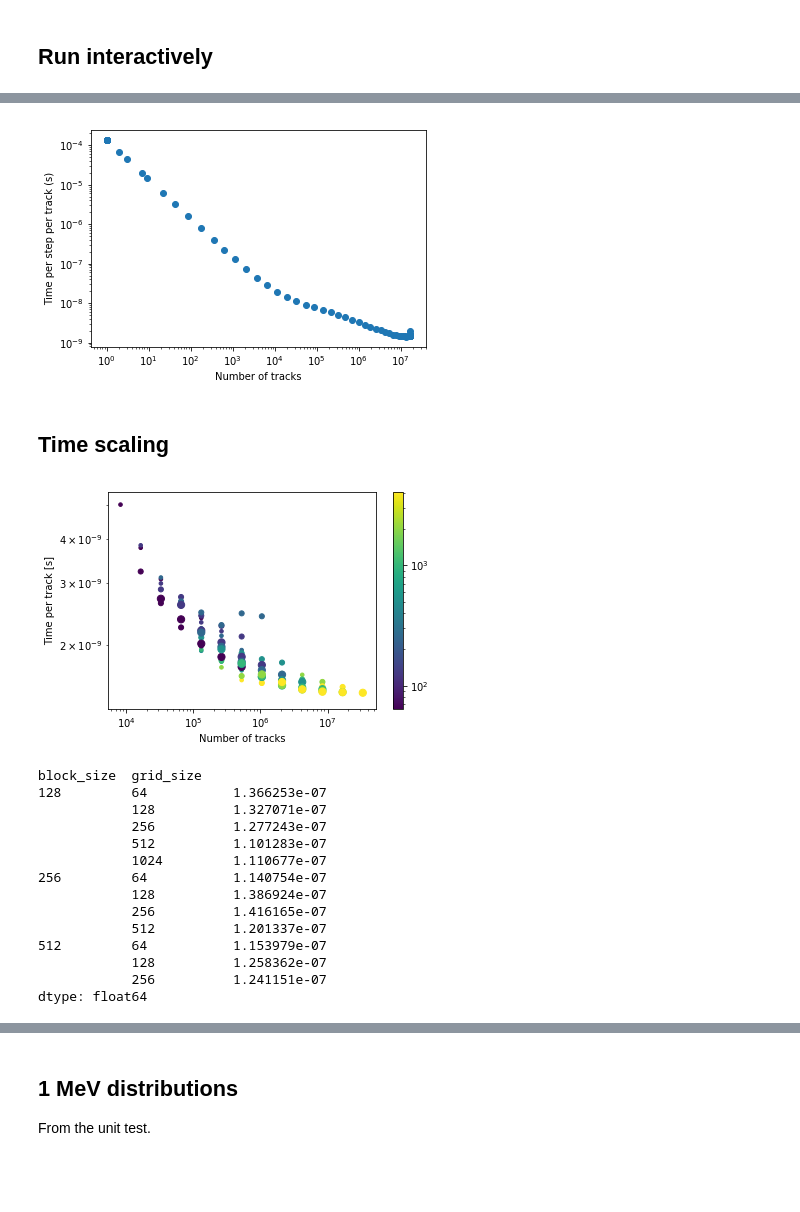
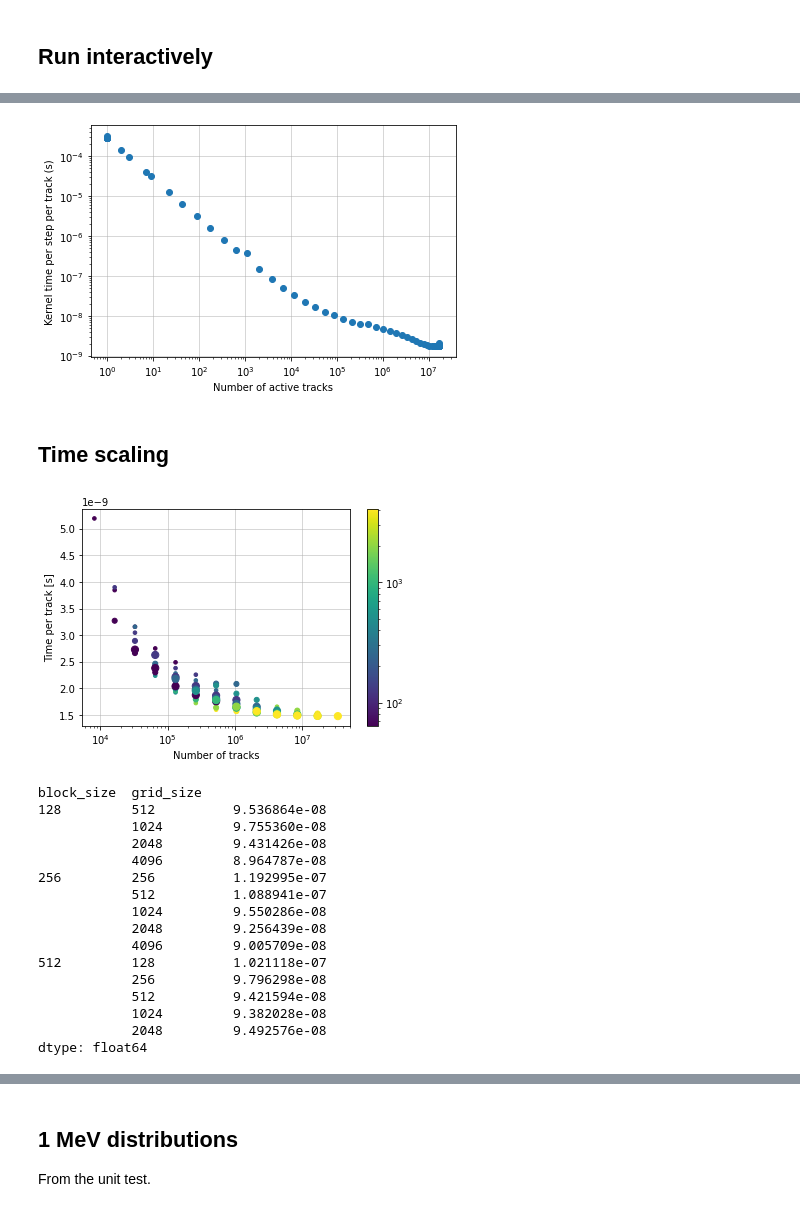
Before and after one commit to celeritas-project/benchmarks, a Jupyter notebook: klein-nishina/celeritas-results/interactor.ipynb, the cells around one changed output, grey strips where cells are left out. Saved outputs shown, nothing was run; the diff lists cells and outputs as text; code cells hidden in the pictures; blank space fills up the shorter version.

```diff
--- a/klein-nishina/celeritas-results/interactor.ipynb
+++ b/klein-nishina/celeritas-results/interactor.ipynb
@@ -117,10 +142,14 @@ plt.ylabel("Total kernel wall time (s)");
 # Time per track
 (fig, ax) = plt.subplots(1, 1, subplot_kw=dict(xscale='log', yscale='log'))
 ax.scatter(alive[:-1], time / alive[:-1])
-ax.set_xlabel('Number of tracks')
-ax.set_ylabel('Time per step per track (s)');
+ax.set_xlabel('Number of active tracks')
+ax.set_ylabel('Kernel time per step per track (s)');
+ax.grid(linewidth=.5)
+ax.set_axisbelow(True)
+fig.tight_layout()
+fig.savefig('time-per-step.pdf')
 # %% [output]
-[figure, old version]
+[figure, new version]
 # %% [markdown]
 ## Time scaling
 # %%
@@ -138,13 +167,21 @@ def run_one_scaling(scaling_results, *args):
     scaling_results['grid_size'].append(result['grid_params']['grid_size'])
     scaling_results['tracks'].append(result['run']['num_tracks'])
 # %%
-scaling_results = defaultdict(list)
+if os.path.exists('scaling.json'):
+    with open('scaling.json') as f:
+        scaling_results = json.load(f)
+else:
+    scaling_results = defaultdict(list)
 
-# Note: block size of 1024 always fails due to insufficient registers
-for (bs, gs, tpt) in itertools.product(
-        [128, 256, 512],
-        [64, 128, 256, 512, 1024, 2048, 4096],
-        [1, 2, 4, 8, 16]):
-    run_one_scaling(scaling_results, bs, gs, tpt)
+    # Note: block size of 1024 always fails due to insufficient registers
+    for (bs, gs, tpt) in itertools.product(
+            [128, 256, 512],
+            [64, 128, 256, 512, 1024, 2048, 4096],
+            [1, 2, 4, 8, 16]):
+        run_one_scaling(scaling_results, bs, gs, tpt)
+
+
+    with open('scaling.json', 'w') as f:
+        json.dump({k: v.tolist() for k, v in scaling_results.items()}, f, indent=1)
 # %%
 scaling_results = {k: np.array(v) for k, v in scaling_results.items()}
@@ -154,20 +188,22 @@ with open('scaling.json', 'w') as f:
 # %%
 from matplotlib.colors import LogNorm
 # %%
-(fig, ax) = plt.subplots(1, 1, subplot_kw=dict(xscale='log', yscale='log'))
+(fig, ax) = plt.subplots(1, 1, subplot_kw=dict(xscale='log', yscale='linear'))
 time_per_step = scaling_results['kernel_time'] / scaling_results['steps']
 time_per_track = scaling_results['kernel_time'] / scaling_results['tracks']
 num_threads = scaling_results['block_size'] * scaling_results['grid_size']
 tracks_per_thread = scaling_results['tracks'] // num_threads
 single_thread = (tracks_per_thread == 1)
 scat = ax.scatter(scaling_results['tracks'], time_per_step,
           c=scaling_results['grid_size'], norm=LogNorm(),
           s=scaling_results['block_size'] / 10)
 fig.colorbar(scat)
+ax.grid(linewidth=.5)
+ax.set_axisbelow(True)
 ax.set_xlabel('Number of tracks')
 ax.set_ylabel('Time per track [s]');
 # %% [output]
-[figure, old version]
+[figure, new version]
 # %%
 import pandas as pd
 # %%
@@ -177,19 +213,21 @@ df.sort_index(inplace=True)
 # %%
 time_per_track = df['kernel_time'] / df['tracks']
 # %%
-time_per_track.xs(2**17, level='tracks')
+time_per_track.xs(2**20, level='tracks')
 # %% [output]
 block_size  grid_size
-128         64           1.366253e-07
-            128          1.327071e-07
-            256          1.277243e-07
-            512          1.101283e-07
-            1024         1.110677e-07
-256         64           1.140754e-07
-            128          1.386924e-07
-            256          1.416165e-07
-            512          1.201337e-07
-512         64           1.153979e-07
-            128          1.258362e-07
-            256          1.241151e-07
+128         512          9.536864e-08
+            1024         9.755360e-08
+            2048         9.431426e-08
+            4096         8.964787e-08
+256         256          1.192995e-07
+            512          1.088941e-07
+            1024         9.550286e-08
+            2048         9.256439e-08
+            4096         9.005709e-08
+512         128          1.021118e-07
+            256          9.796298e-08
+            512          9.421594e-08
+            1024         9.382028e-08
+            2048         9.492576e-08
 dtype: float64
```
Also changed, not shown: parts of 24 cells of this notebook, 9 other files.
